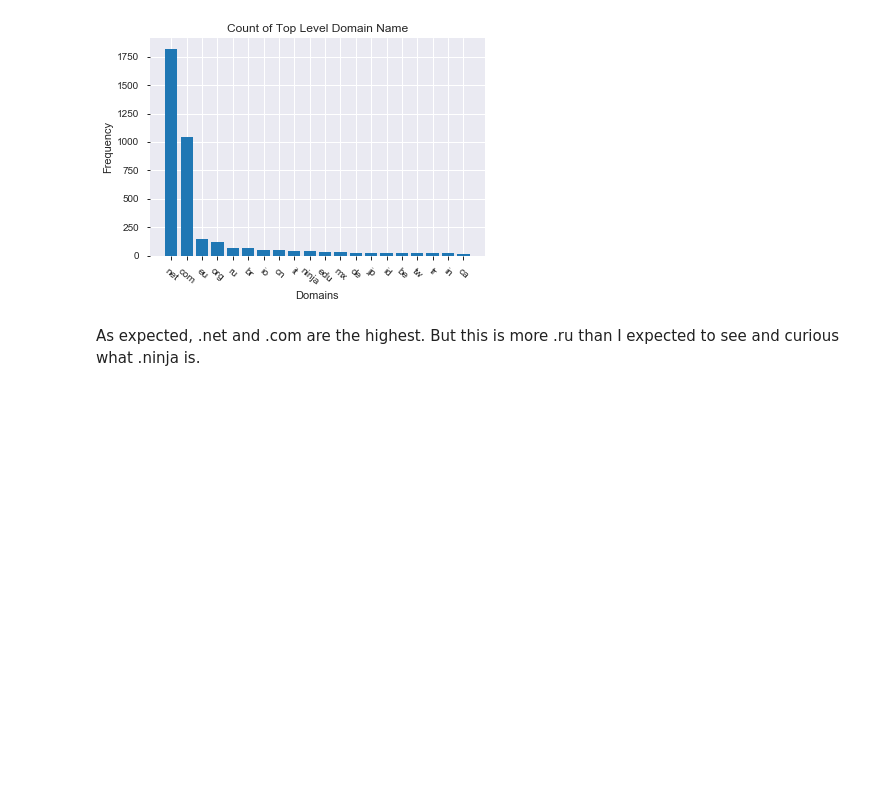
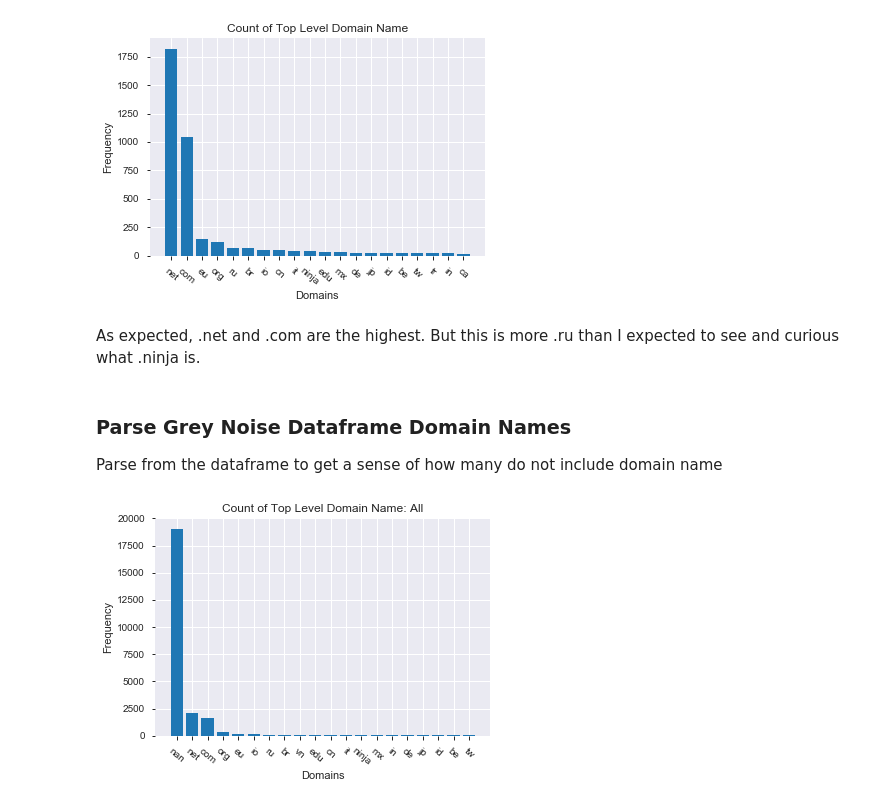
Before and after one commit to normur/ATA_honeypot, a Jupyter notebook: ATA_Honeypot_Analysis .ipynb, the cells around one changed output. Cells and saved outputs as stored; diff of their text form; code cells hidden in the pictures; blank space fills up the shorter version.

Commit message:
Add analysis on domain ends

```diff
--- a/ATA_Honeypot_Analysis .ipynb
+++ b/ATA_Honeypot_Analysis .ipynb
@@ -250,6 +251,8 @@ for domain in dns:
     tld = domain.rsplit('.',1)
     tld_end = tld[1]
     tld_list.append(tld_end)
+
+    tld_list
 # %%
 # Get Dict
 tld_list_count = collections.Counter(tld_list)
@@ -271,11 +274,39 @@ plt.show()
 [figure]
 # %% [markdown]
 As expected, .net and .com are the highest. But this is more .ru than I expected to see and curious what .ninja is.
-# %%
-# Show names domain names
-dns = grey_noise_loc['metadata.rdns']
-dns = dns.dropna(axis=0)
-dns = list(dict.fromkeys(dns))
-
-for i in dns:
-    print(i)
+# %% [markdown]
+### Parse Grey Noise Dataframe  Domain Names
+Parse from the dataframe to get a sense of how many do not include  domain name
+# %%
+# Show names domain names
+domain_end = grey_noise_loc['metadata.rdns']
+
+domains_list =[]
+for i in domain_end:
+    if type(i) == float: # Can't split on a float
+        i = str(i)
+        domains_list.append(i)
+    else:
+        tld = i.rsplit('.', 1)
+        tld_end = tld[1]
+        domains_list.append(tld_end)
+# Give the NaNs some time of value to parse through and split
+
+# Get Dict
+domains_list_count = collections.Counter(domains_list)
+sorted_dict_all = {k: v for k, v in sorted(domains_list_count.items(), key=lambda item: item[1], reverse=True)}
+
+
+# PLot
+domains = list(sorted_dict_all.keys())
+counts = list(sorted_dict_all.values())
+
+
+plt.xlabel('Domains')
+plt.ylabel('Frequency')
+plt.title("Count of Top Level Domain Name: All")
+plt.xticks(rotation=320)
+plt.bar(domains[:20], counts[:20])
+plt.show()
+# %% [output]
+[figure, added]
```
Also changed, not shown: parts of 7 cells of this notebook.
